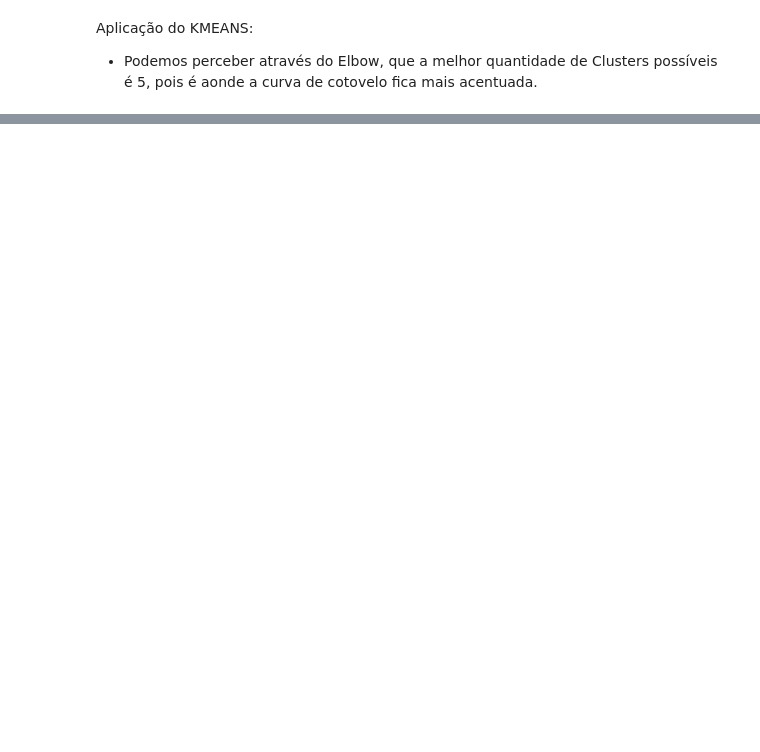
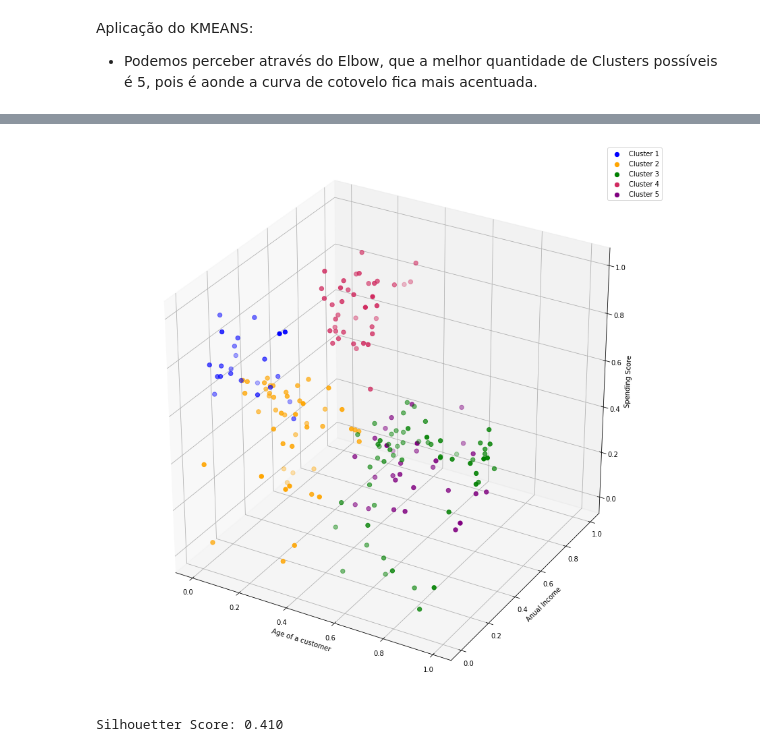
Before and after one commit to brunofaria27/artificial-intelligence, a Jupyter notebook: Agrupamento/ExtraAgrupamento.ipynb, the cells around one changed output, grey strips where cells are left out. Saved outputs shown, nothing was run; the diff lists cells and outputs as text; code cells hidden in the pictures; blank space fills up the shorter version.

```diff
--- a/Agrupamento/ExtraAgrupamento.ipynb
+++ b/Agrupamento/ExtraAgrupamento.ipynb
@@ -128,0 +184,26 @@ Silhouetter Score: 0.554
+# %%
+kmeans = KMeans(n_clusters = 5, init = 'k-means++', max_iter = 300, n_init = 10, random_state = 0)
+Y_all = kmeans.fit_predict(clustering_data_all)
+# %%
+fig = plt.figure(figsize = (15, 15))
+
+ax = fig.add_subplot(111, projection='3d')
+
+ax.scatter(clustering_data_all[Y_all == 0, 0], clustering_data_all[Y_all == 0, 1], clustering_data_all[Y_all == 0, 2], s = 40 , color = 'blue', label = 'Cluster 1')
+ax.scatter(clustering_data_all[Y_all == 1, 0], clustering_data_all[Y_all == 1, 1], clustering_data_all[Y_all == 1, 2], s = 40 , color = 'orange', label = 'Cluster 2')
+ax.scatter(clustering_data_all[Y_all == 2, 0], clustering_data_all[Y_all == 2, 1], clustering_data_all[Y_all == 2, 2], s = 40 , color = 'green', label = 'Cluster 3')
+ax.scatter(clustering_data_all[Y_all == 3, 0], clustering_data_all[Y_all == 3, 1], clustering_data_all[Y_all == 3, 2], s = 40 , color = '#D12B60', label = 'Cluster 4')
+ax.scatter(clustering_data_all[Y_all == 4, 0], clustering_data_all[Y_all == 4, 1], clustering_data_all[Y_all == 4, 2], s = 40 , color = 'purple', label = 'Cluster 5')
+
+ax.set_xlabel('Age of a customer')
+ax.set_ylabel('Anual Income')
+ax.set_zlabel('Spending Score')
+ax.legend()
+plt.show()
+# %% [output]
+[figure, added]
+# %%
+score = silhouette_score(clustering_data_all, kmeans.labels_, metric='euclidean')
+print('Silhouetter Score: %.3f' % score)
+# %% [output]
+Silhouetter Score: 0.410
```
Also changed, not shown: parts of 10 cells of this notebook.
